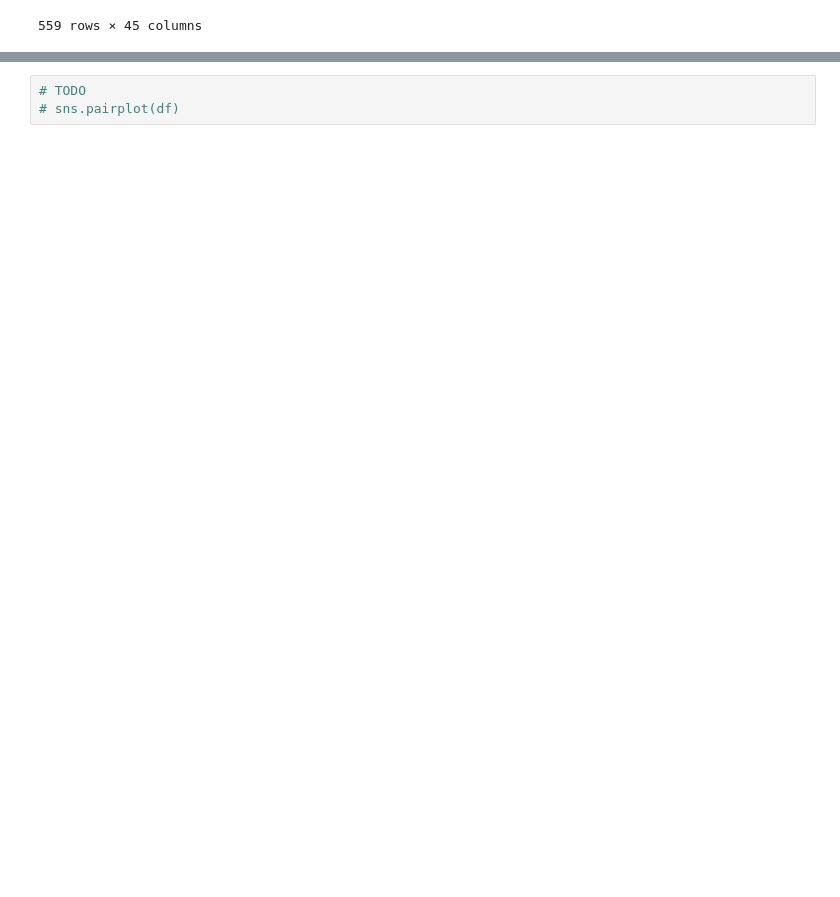
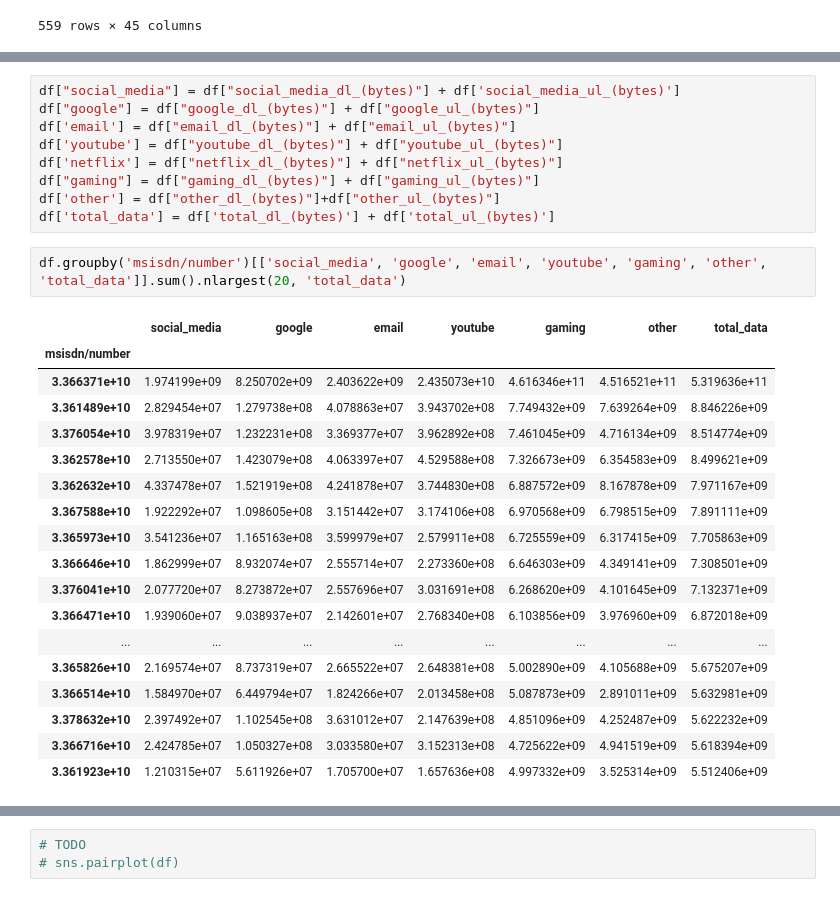
Before and after one commit to jedisam/Telecom-Data-Analysis, a Jupyter notebook: notebooks/userOverview.ipynb, the cells around one changed output, grey strips where cells are left out. Drawn from its saved outputs; the diff is of its cells as text; blank space fills up the shorter version.

```diff
--- a/notebooks/userOverview.ipynb
+++ b/notebooks/userOverview.ipynb
@@ -689,0 +757,30 @@ x.head()
+# %%
+df["social_media"] = df["social_media_dl_(bytes)"] + df['social_media_ul_(bytes)']
+df["google"] = df["google_dl_(bytes)"] + df["google_ul_(bytes)"]
+df['email'] = df["email_dl_(bytes)"] + df["email_ul_(bytes)"]
+df['youtube'] = df["youtube_dl_(bytes)"] + df["youtube_ul_(bytes)"]
+df['netflix'] = df["netflix_dl_(bytes)"] + df["netflix_ul_(bytes)"]
+df["gaming"] = df["gaming_dl_(bytes)"] + df["gaming_ul_(bytes)"]
+df['other'] = df["other_dl_(bytes)"]+df["other_ul_(bytes)"]
+df['total_data'] = df['total_dl_(bytes)'] + df['total_ul_(bytes)']
+# %%
+df.groupby('msisdn/number')[['social_media', 'google', 'email', 'youtube', 'gaming', 'other', 'total_data']].sum().nlargest(20, 'total_data')
+# %% [output]
+|  | social_media | google | email | youtube | gaming | other | total_data |
+| msisdn/number |  |  |  |  |  |  |  |
+| 3.366371e+10 | 1.974199e+09 | 8.250702e+09 | 2.403622e+09 | 2.435073e+10 | 4.616346e+11 | 4.516521e+11 | 5.319636e+11 |
+| 3.361489e+10 | 2.829454e+07 | 1.279738e+08 | 4.078863e+07 | 3.943702e+08 | 7.749432e+09 | 7.639264e+09 | 8.846226e+09 |
+| 3.376054e+10 | 3.978319e+07 | 1.232231e+08 | 3.369377e+07 | 3.962892e+08 | 7.461045e+09 | 4.716134e+09 | 8.514774e+09 |
+| 3.362578e+10 | 2.713550e+07 | 1.423079e+08 | 4.063397e+07 | 4.529588e+08 | 7.326673e+09 | 6.354583e+09 | 8.499621e+09 |
+| 3.362632e+10 | 4.337478e+07 | 1.521919e+08 | 4.241878e+07 | 3.744830e+08 | 6.887572e+09 | 8.167878e+09 | 7.971167e+09 |
+| 3.367588e+10 | 1.922292e+07 | 1.098605e+08 | 3.151442e+07 | 3.174106e+08 | 6.970568e+09 | 6.798515e+09 | 7.891111e+09 |
+| 3.365973e+10 | 3.541236e+07 | 1.165163e+08 | 3.599979e+07 | 2.579911e+08 | 6.725559e+09 | 6.317415e+09 | 7.705863e+09 |
+| 3.366646e+10 | 1.862999e+07 | 8.932074e+07 | 2.555714e+07 | 2.273360e+08 | 6.646303e+09 | 4.349141e+09 | 7.308501e+09 |
+| 3.376041e+10 | 2.077720e+07 | 8.273872e+07 | 2.557696e+07 | 3.031691e+08 | 6.268620e+09 | 4.101645e+09 | 7.132371e+09 |
+| 3.366471e+10 | 1.939060e+07 | 9.038937e+07 | 2.142601e+07 | 2.768340e+08 | 6.103856e+09 | 3.976960e+09 | 6.872018e+09 |
+| ... | ... | ... | ... | ... | ... | ... | ... |
+| 3.365826e+10 | 2.169574e+07 | 8.737319e+07 | 2.665522e+07 | 2.648381e+08 | 5.002890e+09 | 4.105688e+09 | 5.675207e+09 |
+| 3.366514e+10 | 1.584970e+07 | 6.449794e+07 | 1.824266e+07 | 2.013458e+08 | 5.087873e+09 | 2.891011e+09 | 5.632981e+09 |
+| 3.378632e+10 | 2.397492e+07 | 1.102545e+08 | 3.631012e+07 | 2.147639e+08 | 4.851096e+09 | 4.252487e+09 | 5.622232e+09 |
+| 3.366716e+10 | 2.424785e+07 | 1.050327e+08 | 3.033580e+07 | 3.152313e+08 | 4.725622e+09 | 4.941519e+09 | 5.618394e+09 |
+| 3.361923e+10 | 1.210315e+07 | 5.611926e+07 | 1.705700e+07 | 1.657636e+08 | 4.997332e+09 | 3.525314e+09 | 5.512406e+09 |
```
Also changed, not shown: parts of 6 cells of this notebook.
